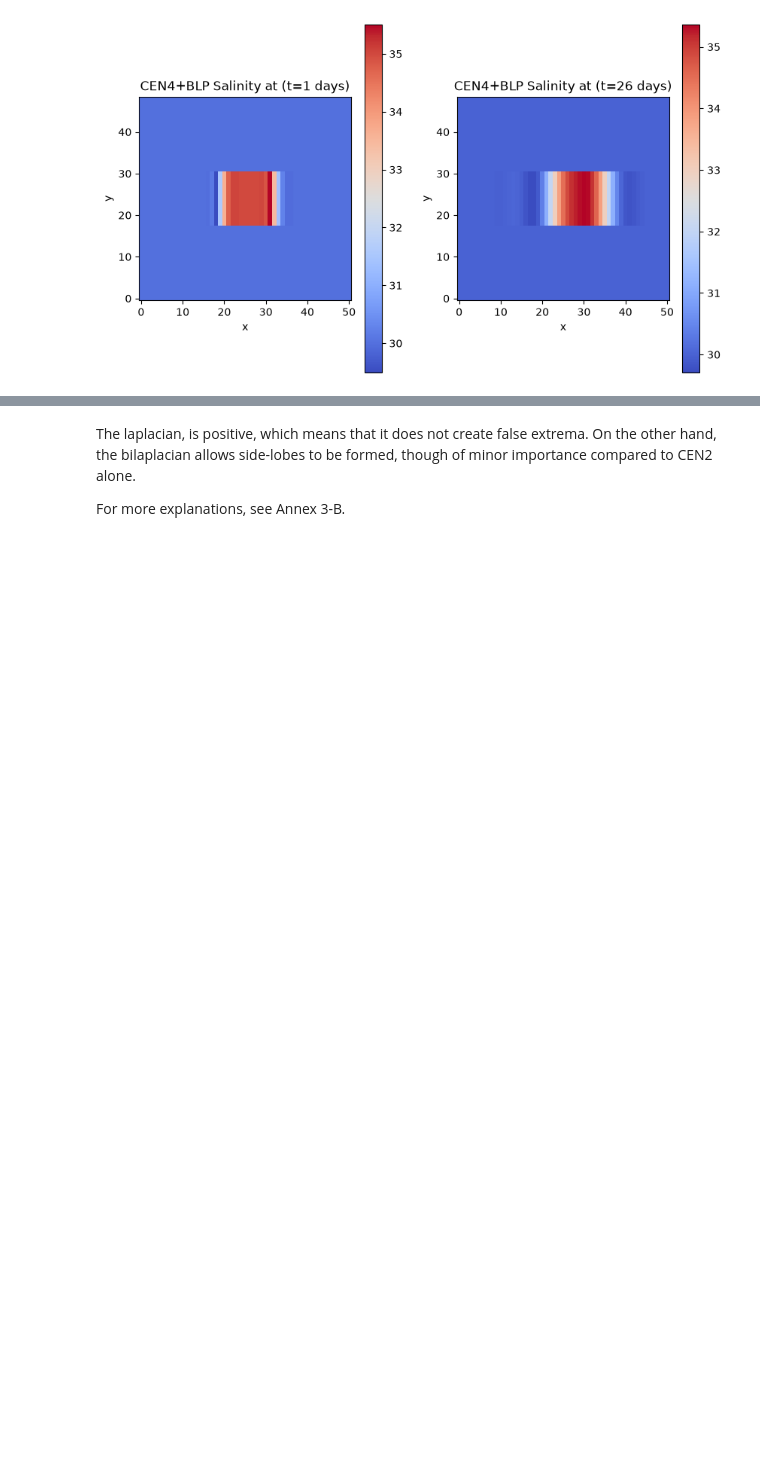
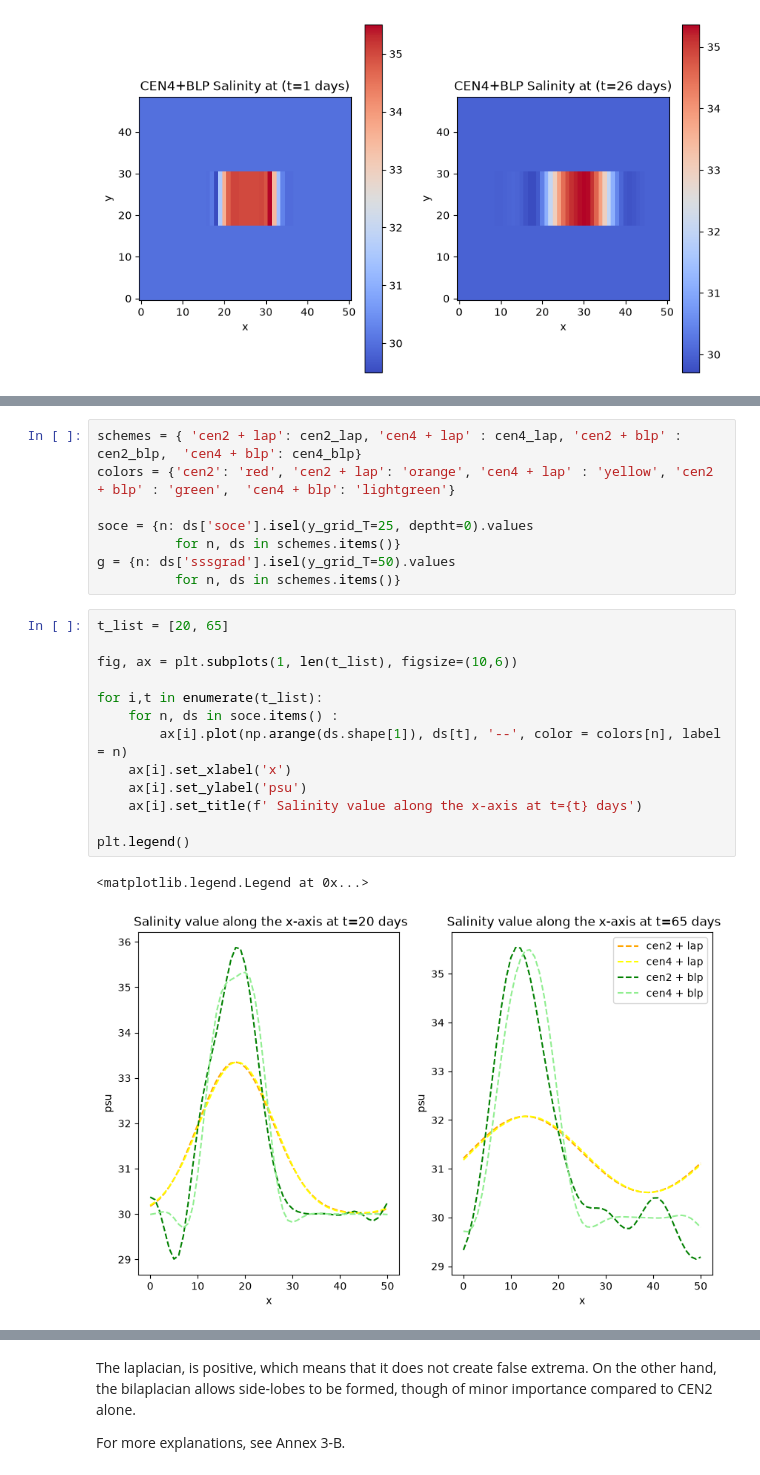
Before and after one commit to justinebuisson606/NEMO_Demonstrators, a Jupyter notebook: Demonstrator 3.ipynb, the cells around one changed output, grey strips where cells are left out. Cells and saved outputs as stored; diff of their text form; blank space fills up the shorter version.

```diff
--- a/Demonstrator 3.ipynb
+++ b/Demonstrator 3.ipynb
@@ -265 +192,25 @@ plt.show()
+# %%
+schemes = { 'cen2 + lap': cen2_lap, 'cen4 + lap' : cen4_lap, 'cen2 + blp' : cen2_blp,  'cen4 + blp': cen4_blp}
+colors = {'cen2': 'red', 'cen2 + lap': 'orange', 'cen4 + lap' : 'yellow', 'cen2 + blp' : 'green',  'cen4 + blp': 'lightgreen'}
+
+soce = {n: ds['soce'].isel(y_grid_T=25, deptht=0).values
+          for n, ds in schemes.items()}
+g = {n: ds['sssgrad'].isel(y_grid_T=50).values
+          for n, ds in schemes.items()}
+# %%
+t_list = [20, 65]
+
+fig, ax = plt.subplots(1, len(t_list), figsize=(10,6))
+
+for i,t in enumerate(t_list):
+    for n, ds in soce.items() :
+        ax[i].plot(np.arange(ds.shape[1]), ds[t], '--', color = colors[n], label = n)
+    ax[i].set_xlabel('x')
+    ax[i].set_ylabel('psu')
+    ax[i].set_title(f' Salinity value along the x-axis at t={t} days')
+
+plt.legend()
+# %% [output]
+<matplotlib.legend.Legend at 0x...>
+[figure, added]
 # %%
```
Also changed, not shown: parts of 4 cells of this notebook.
